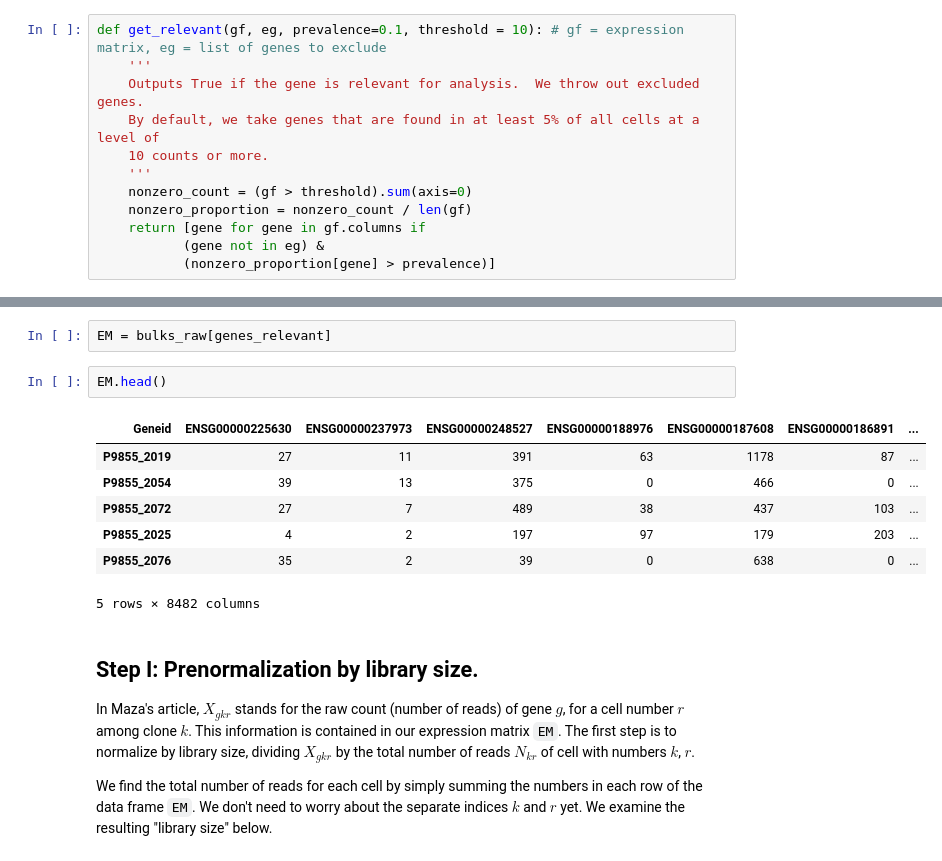
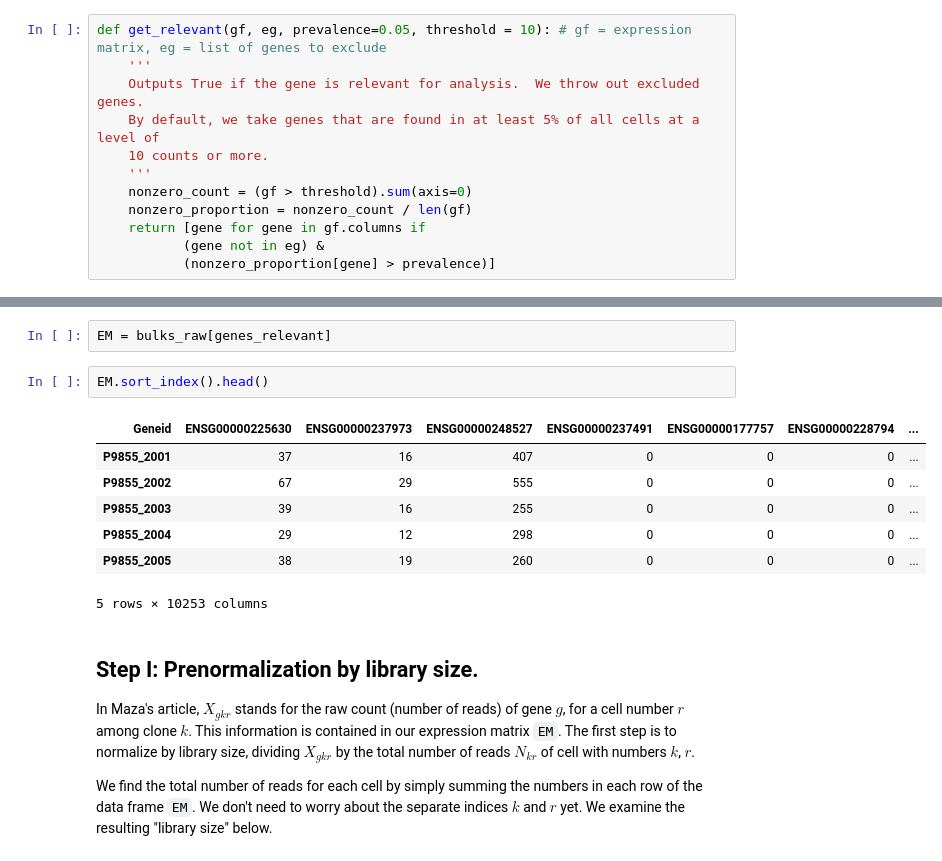
Before and after one commit to PrincessDianasaur/kimmer, a Jupyter notebook: mrn/p9855_mrn.ipynb, the cells around one changed output, grey strips where cells are left out. Cells and saved outputs as stored; diff of their text form.

```diff
--- a/mrn/p9855_mrn.ipynb
+++ b/mrn/p9855_mrn.ipynb
@@ -148,7 +111,7 @@ ensembl_hgnc_meta_df = pd.read_csv(ensembl_hgnc_meta_filename, sep=',', header=0
 ensembl_genes = pd.Series(ensembl_hgnc_meta_df.ensembl_gene_id.values,index=ensembl_hgnc_meta_df.hgnc_symbol).to_dict()
 exclude_ensembl = [ensemblID for hgnc,ensemblID in ensembl_genes.items() if hgnc in exclude_genes]
 # %%
-def get_relevant(gf, eg, prevalence=0.1, threshold = 10): # gf = expression matrix, eg = list of genes to exclude
+def get_relevant(gf, eg, prevalence=0.05, threshold = 10): # gf = expression matrix, eg = list of genes to exclude
     '''
     Outputs True if the gene is relevant for analysis.  We throw out excluded genes.
     By default, we take genes that are found in at least 5% of all cells at a level of
@@ -213,15 +160,15 @@ Here we implement MRN Normalization on the gene expression data, closely followi
 # %%
 EM = bulks_raw[genes_relevant]
 # %%
-EM.head()
+EM.sort_index().head()
 # %% [output]
-| Geneid | ENSG00000225630 | ENSG00000237973 | ENSG00000248527 | ENSG00000188976 | ENSG00000187608 | ENSG00000186891 | ... |
-| P9855_2019 | 27 | 11 | 391 | 63 | 1178 | 87 | ... |
-| P9855_2054 | 39 | 13 | 375 | 0 | 466 | 0 | ... |
-| P9855_2072 | 27 | 7 | 489 | 38 | 437 | 103 | ... |
-| P9855_2025 | 4 | 2 | 197 | 97 | 179 | 203 | ... |
-| P9855_2076 | 35 | 2 | 39 | 0 | 638 | 0 | ... |
+| Geneid | ENSG00000225630 | ENSG00000237973 | ENSG00000248527 | ENSG00000237491 | ENSG00000177757 | ENSG00000228794 | ... |
+| P9855_2001 | 37 | 16 | 407 | 0 | 0 | 0 | ... |
+| P9855_2002 | 67 | 29 | 555 | 0 | 0 | 0 | ... |
+| P9855_2003 | 39 | 16 | 255 | 0 | 0 | 0 | ... |
+| P9855_2004 | 29 | 12 | 298 | 0 | 0 | 0 | ... |
+| P9855_2005 | 38 | 19 | 260 | 0 | 0 | 0 | ... |
-5 rows × 8482 columns
+5 rows × 10253 columns
 # %% [markdown]
 ## Step I:  Prenormalization by library size.
 
```
Also changed, not shown: parts of 27 cells of this notebook, 3 other files.
